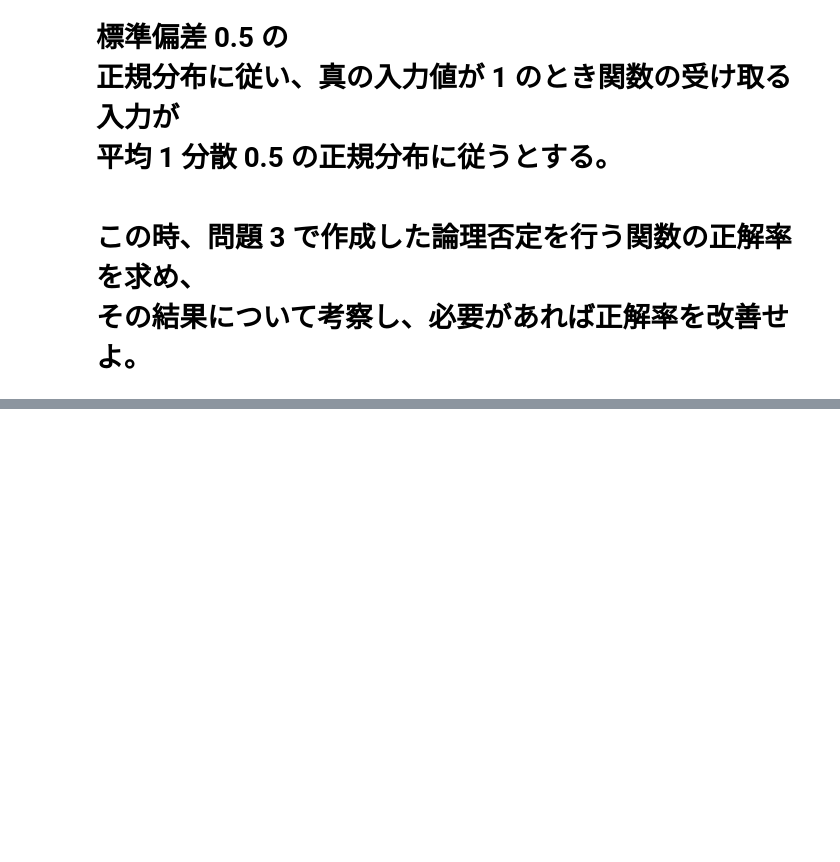
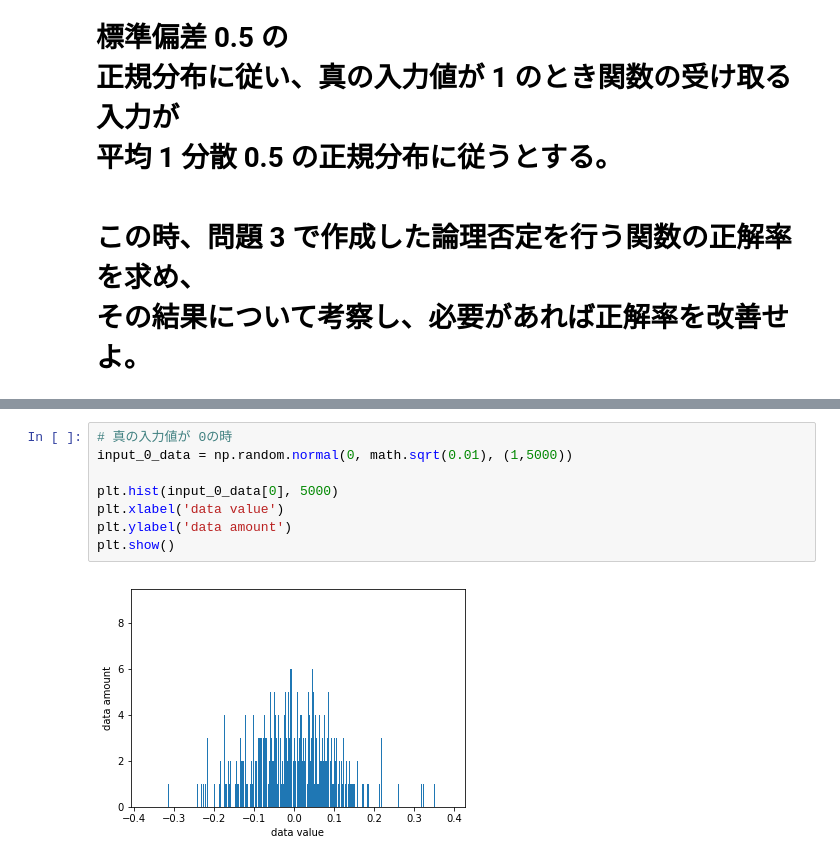
Before and after one commit to mpsamurai/ml-101-exercises, a Jupyter notebook: 04_perceptron/teraoka/04_perceptron.ipynb, the cells around one changed output, grey strips where cells are left out. Saved outputs shown, nothing was run; the diff lists cells and outputs as text; blank space fills up the shorter version.

```diff
--- a/04_perceptron/teraoka/04_perceptron.ipynb
+++ b/04_perceptron/teraoka/04_perceptron.ipynb
@@ -217,0 +226,10 @@ mean_squared_error :  0.000999386172132992
+# %%
+# 真の入力値が 0の時
+input_0_data = np.random.normal(0, math.sqrt(0.01), (1,5000))
+
+plt.hist(input_0_data[0], 5000)
+plt.xlabel('data value')
+plt.ylabel('data amount')
+plt.show()
+# %% [output]
+[figure, added]
```
Also changed, not shown: parts of 20 cells of this notebook, 2 other files.
